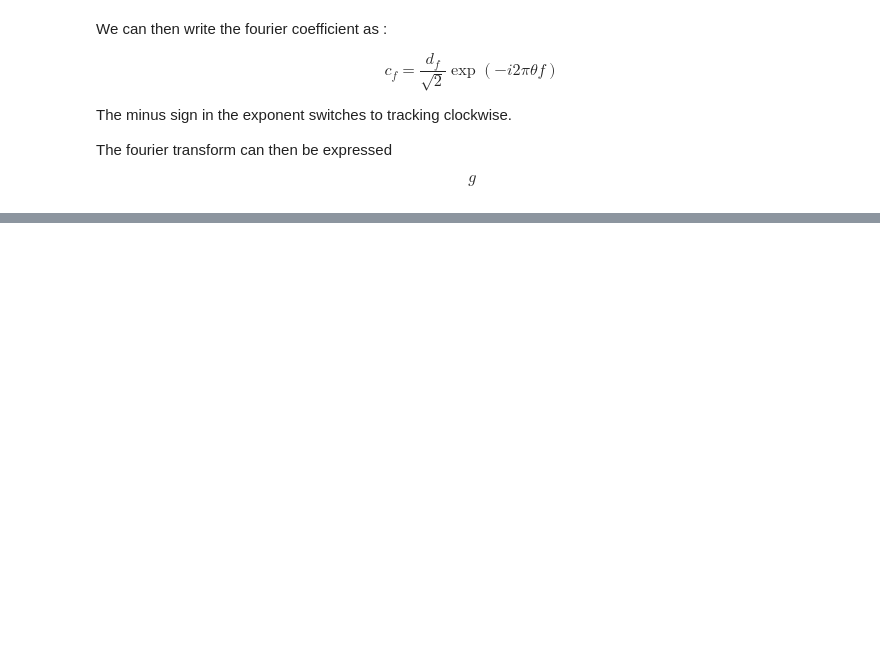
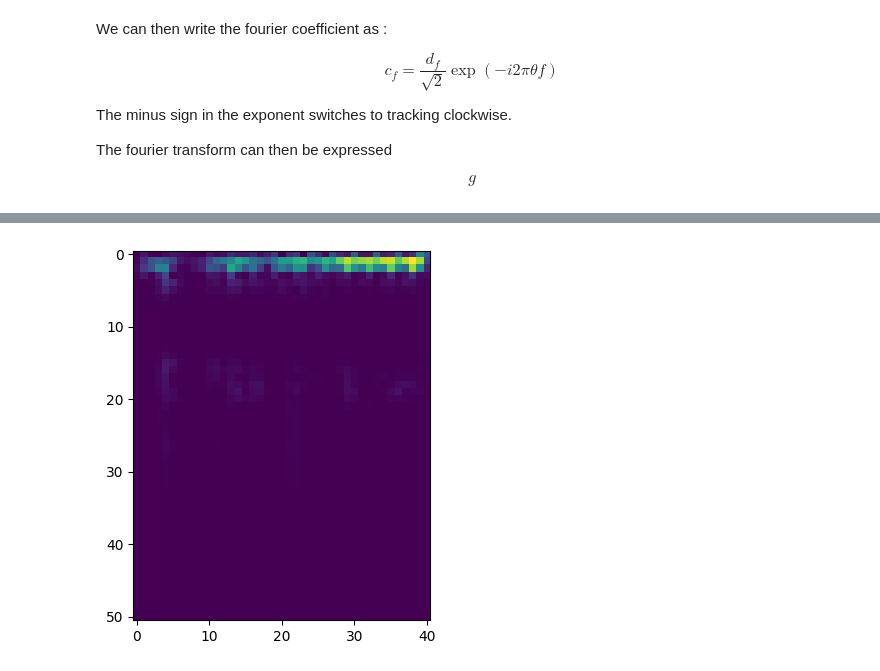
Before and after one commit to FergusCurrie/audio, a Jupyter notebook: fourier_transform.ipynb, the cells around one changed output, grey strips where cells are left out. Saved outputs shown, nothing was run; the diff lists cells and outputs as text; code cells hidden in the pictures; blank space fills up the shorter version.

Commit message:
added stft

```diff
--- a/fourier_transform.ipynb
+++ b/fourier_transform.ipynb
@@ -463,0 +431,13 @@ $$g$$
+# %%
+"""
+librosa stft
+n_fft = length of the windowed signal
+hop_length = samples to move for each dft. win_length // 4 default
+win_length = Each frame of audio is windowed by window of length win_length and then padded with zeros to match n_fft
+"""
+S = librosa.stft(s(t),  n_fft=100)
+spectrogram = np.absolute(S) ** 2
+plt.imshow(spectrogram)
+plt.savefig('spec.png')
+# %% [output]
+[figure, added]
```
Also changed, not shown: parts of 7 cells of this notebook.
